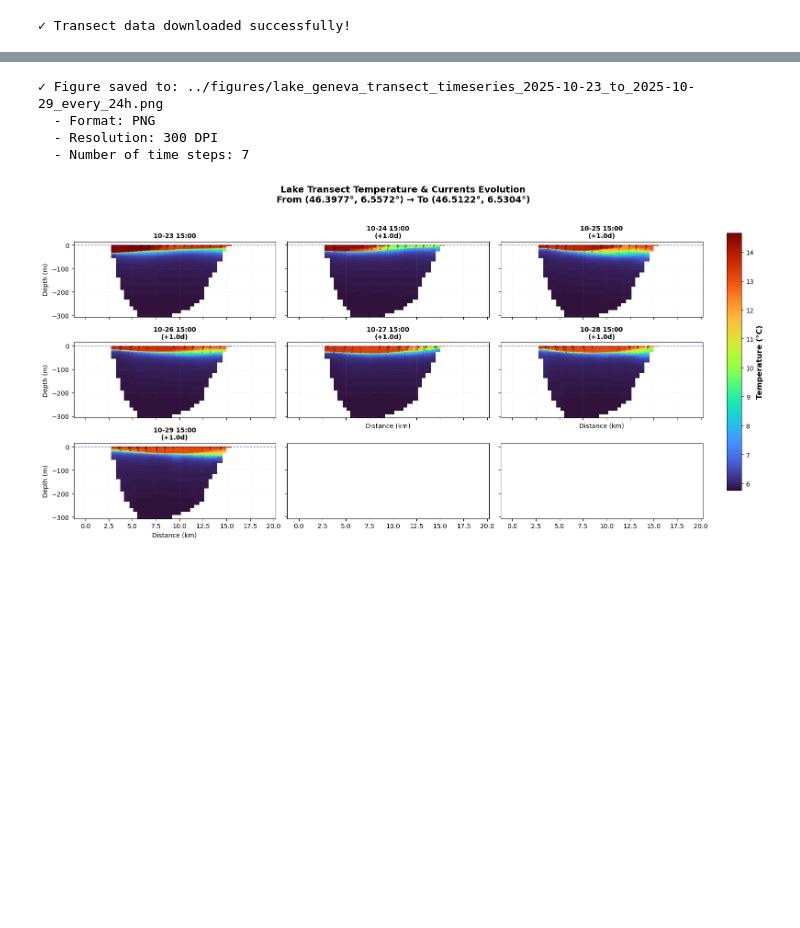
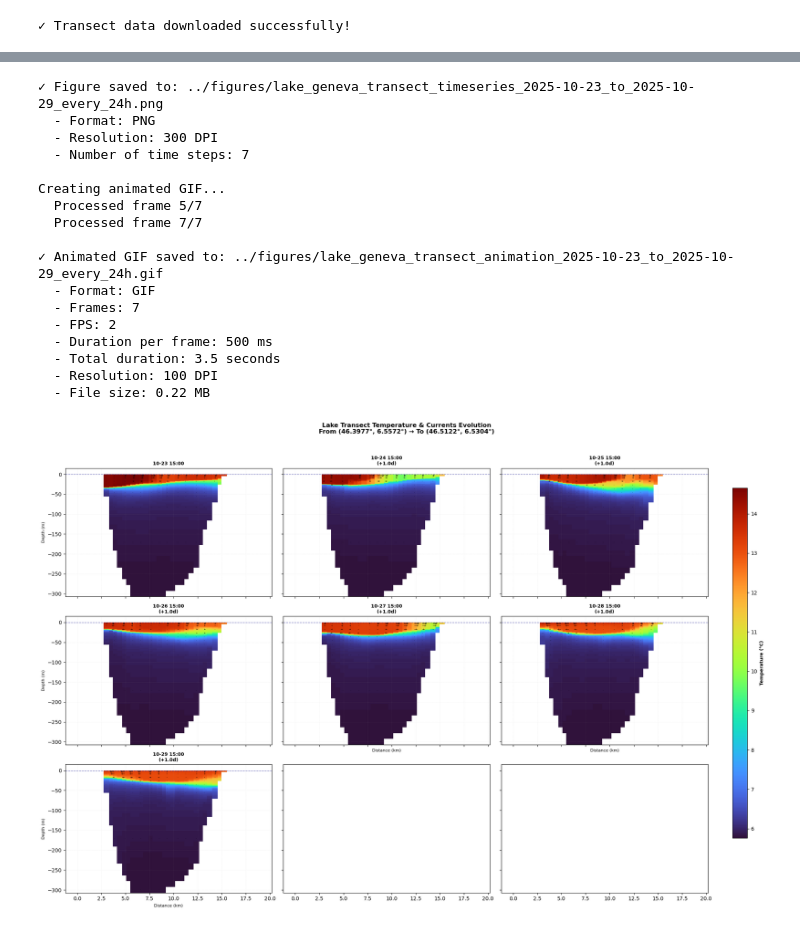
Before and after one commit to damienbouffard/Peak_alplakes, a Jupyter notebook: scripts/3D_visualisation_map_commented.ipynb, the cells around one changed output, grey strips where cells are left out. Cells and saved outputs as stored; diff of their text form; code cells hidden in the pictures; blank space fills up the shorter version.

```diff
--- a/scripts/3D_visualisation_map_commented.ipynb
+++ b/scripts/3D_visualisation_map_commented.ipynb
@@ -414,26 +520,39 @@ Creates a cross-sectional view with:
 # %%
 
 fig, axes = plot_alplakes_transect_timeseries(
     data,
     lake,
-    figsize=(16, 8),                                      # 👈 CHANGE ME: Size of the figure
     plot_temp=True,                                       # 👈 CHANGE ME: Show temperature as colored background
     plot_velocity=True,                                   # 👈 CHANGE ME: Show water currents as arrows
     cmap='turbo',                                         # 👈 CHANGE ME: Color map to use
     levels=20,                                            # 👈 CHANGE ME: Number of contour levels
     time_range=('2025-10-23 15:00', '2025-10-30 09:00'),    # 👈 CHANGE ME: Time range to display
     time_step='24h',                                        # 👈 CHANGE ME: Every 24 hours with Δt shown
     quiver_scale=10,                                      # 👈 CHANGE ME: Scale factor for the arrows
     quiver_width=0.002,                                   # 👈 CHANGE ME: Width of the arrows
     alpha_quiver=0.6,                                     # 👈 CHANGE ME: Transparency of the arrows
     save_fig=True,                                       # 👈 CHANGE ME: Save the figure to a file
     dpi=300,                                              # 👈 CHANGE ME: Resolution of the saved figure
-    format='png'                                          # 👈 CHANGE ME: File format if saving (png, jpg, tiff, etc  )
+    format='png',                                          # 👈 CHANGE ME: File format if saving (png, jpg, tiff, etc  )
+    save_gif=True      # Animated GIF
     )
 plt.show()
 # %% [output]
 ✓ Figure saved to: ../figures/lake_geneva_transect_timeseries_2025-10-23_to_2025-10-29_every_24h.png
   - Format: PNG
   - Resolution: 300 DPI
   - Number of time steps: 7
+
+Creating animated GIF...
+  Processed frame 5/7
+  Processed frame 7/7
+
+✓ Animated GIF saved to: ../figures/lake_geneva_transect_animation_2025-10-23_to_2025-10-29_every_24h.gif
+  - Format: GIF
+  - Frames: 7
+  - FPS: 2
+  - Duration per frame: 500 ms
+  - Total duration: 3.5 seconds
+  - Resolution: 100 DPI
+  - File size: 0.22 MB
-[figure, old version]
+[figure, new version]
```
Also changed, not shown: parts of 16 cells of this notebook, 5 other files.
